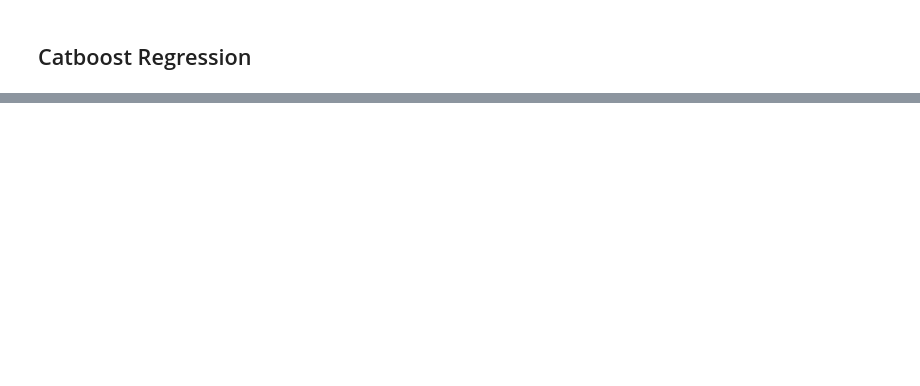
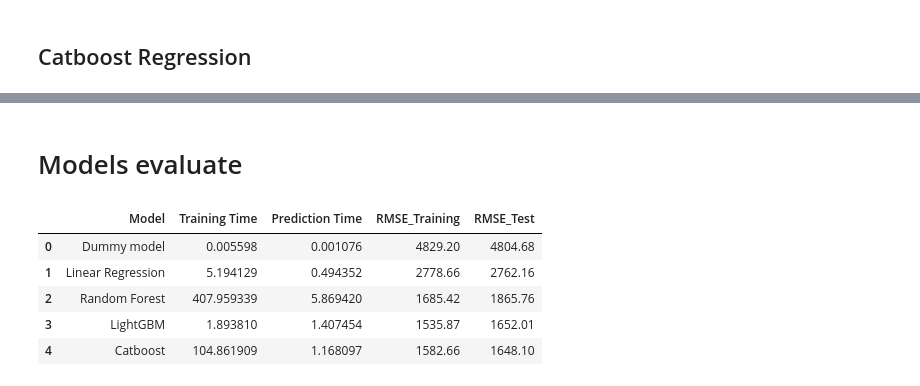
Before and after one commit to olipalol/YP_ml_learning, a Jupyter notebook: numerical_methods.ipynb, the cells around one changed output, grey strips where cells are left out. Cells and saved outputs as stored; diff of their text form; code cells hidden in the pictures; blank space fills up the shorter version.

```diff
--- a/numerical_methods.ipynb
+++ b/numerical_methods.ipynb
@@ -1198,0 +1217,11 @@ results
+# %% [markdown]
+# Models evaluate
+# %%
+results
+# %% [output]
+|  | Model | Training Time | Prediction Time | RMSE_Training | RMSE_Test |
+| 0 | Dummy model | 0.005598 | 0.001076 | 4829.20 | 4804.68 |
+| 1 | Linear Regression | 5.194129 | 0.494352 | 2778.66 | 2762.16 |
+| 2 | Random Forest | 407.959339 | 5.869420 | 1685.42 | 1865.76 |
+| 3 | LightGBM | 1.893810 | 1.407454 | 1535.87 | 1652.01 |
+| 4 | Catboost | 104.861909 | 1.168097 | 1582.66 | 1648.10 |
```
Also changed, not shown: parts of 14 cells of this notebook, 4 other files.
